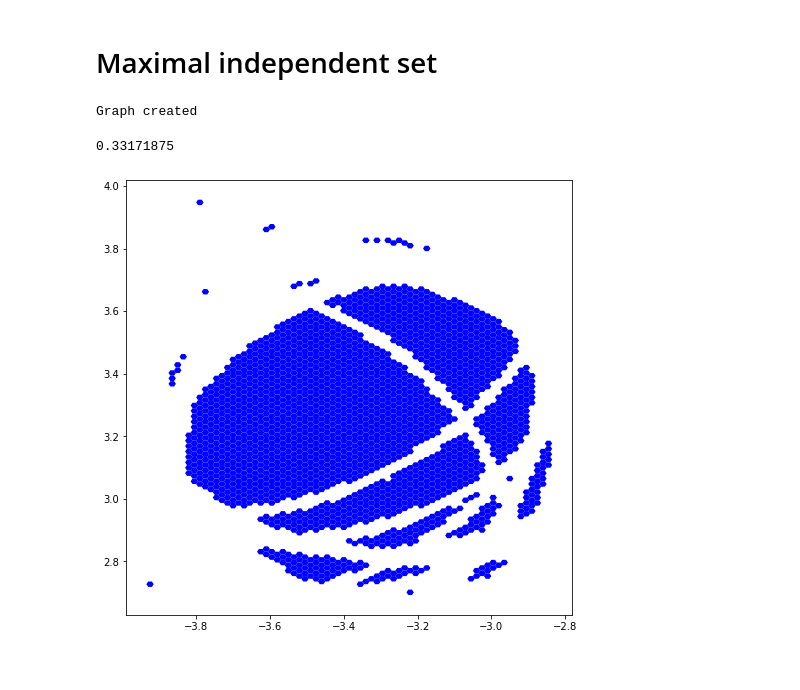
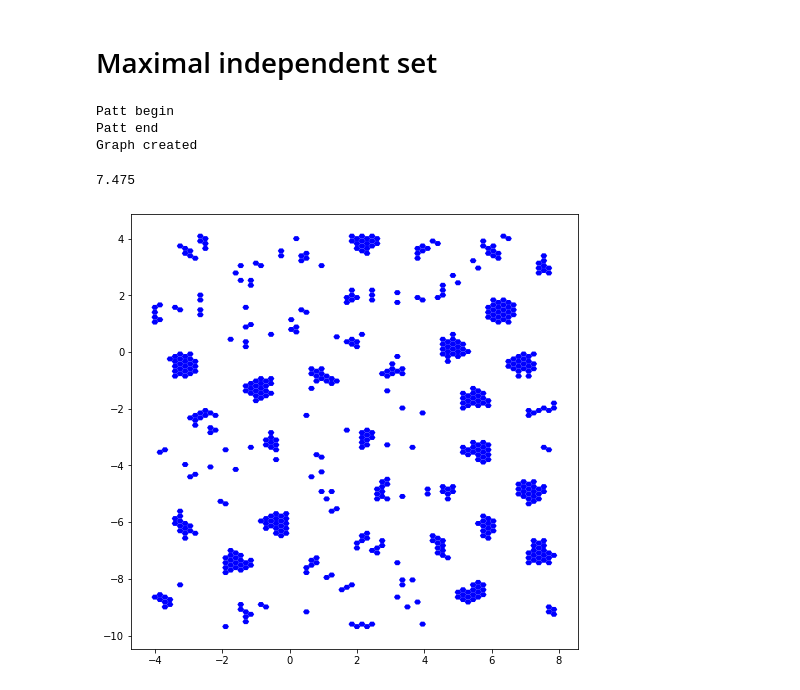
Before and after one commit to dczifra/plane_2coloring, a Jupyter notebook: scripts/plot.ipynb, the cells around one changed output. Cells and saved outputs as stored; diff of their text form; code cells hidden in the pictures.

```diff
--- a/scripts/plot.ipynb
+++ b/scripts/plot.ipynb
@@ -91,16 +105,17 @@ G = create_graph(grid.cells, r)
 plt.figure(figsize=(8,8))
 #plt.xlim(-5,5)
 #plt.ylim(-5,5)
-for c in grid.cells[::]:
+for _,c in grid.get_cells():
     x = [t.x for t in c.node_coords]
     y = [t.y for t in c.node_coords]
 
     plt.fill(x,y, edgecolor='b', facecolor='none')
 
+shape = np.shape(grid.cells)
 for u,v in G.edges:
-    c1 = grid.cells[u].center
-    c2 = grid.cells[v].center
+    c1 = grid.cells[u//shape[0]][u%shape[1]].center
+    c2 = grid.cells[v//shape[0]][v%shape[1]].center
 
-    if((u == 11) or (v ==11)):
+    if((u == 19) or (v ==19)):
         plt.plot([c1.x, c2.x], [c1.y, c2.y])
 # %% [output]
@@ -125,0 +127,5 @@ def plot_cells(cells, node=-1):
+# %%
+r = 0.2
+grid = SquareGrid([-4,4], r, 10, 10)
+G = create_graph(grid.cells, r)
+print(len(G.nodes), len(G.edges))
@@ -125,0 +136,7 @@ def plot_cells(cells, node=-1):
+# %%
+plt.figure(figsize=(8,8))
+for _,c in grid.get_cells():
+    x = [t.x for t in c.node_coords]
+    y = [t.y for t in c.node_coords]
+
+    plt.fill(x,y, edgecolor='b', facecolor='none')
@@ -140,24 +168,26 @@ plot_cells(grid.cells)
 # %% [markdown]
 # Maximal independent set
 # %%
-r = 0.01
+r = 0.1
 grid = HexagonGrid([-4,4], r, 80, 80)
 G = create_graph(grid.cells, r)
 print("Graph created")
 # %% [output]
+Patt begin
+Patt end
 Graph created
 # %%
 S = nx.maximal_independent_set(G)
 len(S)/len(grid.cells)
 # %% [output]
-0.33171875
+7.475
 # %%
 plt.figure(figsize=(8,8))
-for i,c in enumerate(grid.cells[::]):
+for i,c in grid.get_cells():
     if i in S:
         x = [t.x for t in c.node_coords]
         y = [t.y for t in c.node_coords]
 
         plt.fill(x,y, facecolor='b')
 # %% [output]
-[figure, old version]
+[figure, new version]
```
Also changed, not shown: parts of 11 cells of this notebook, 5 other files.
